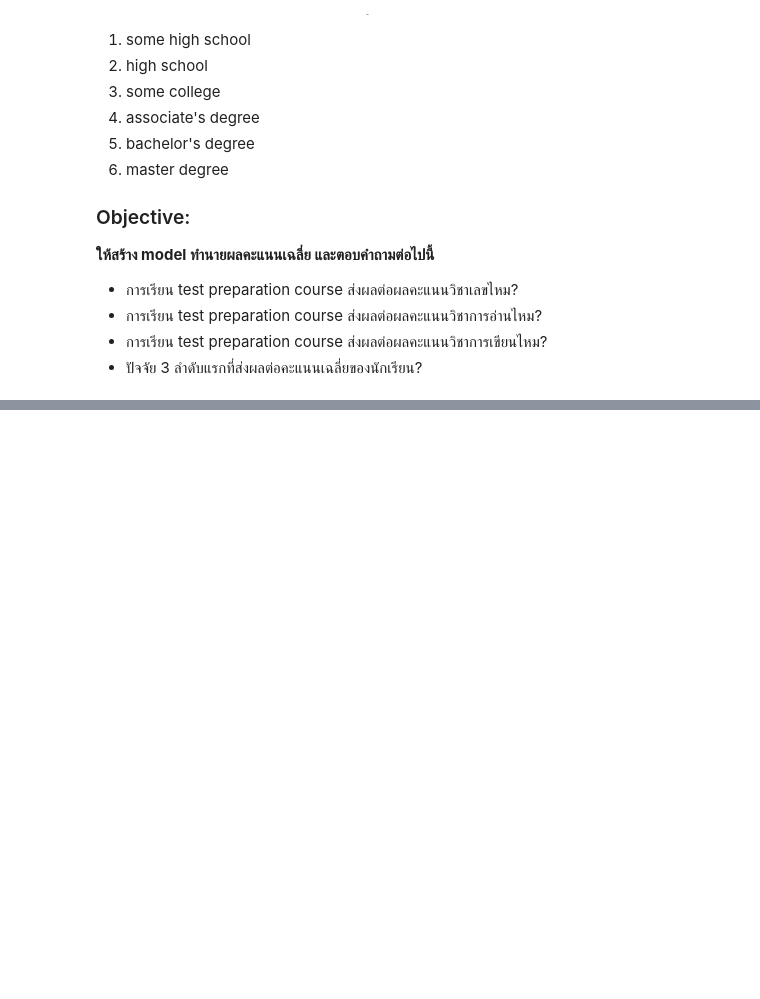
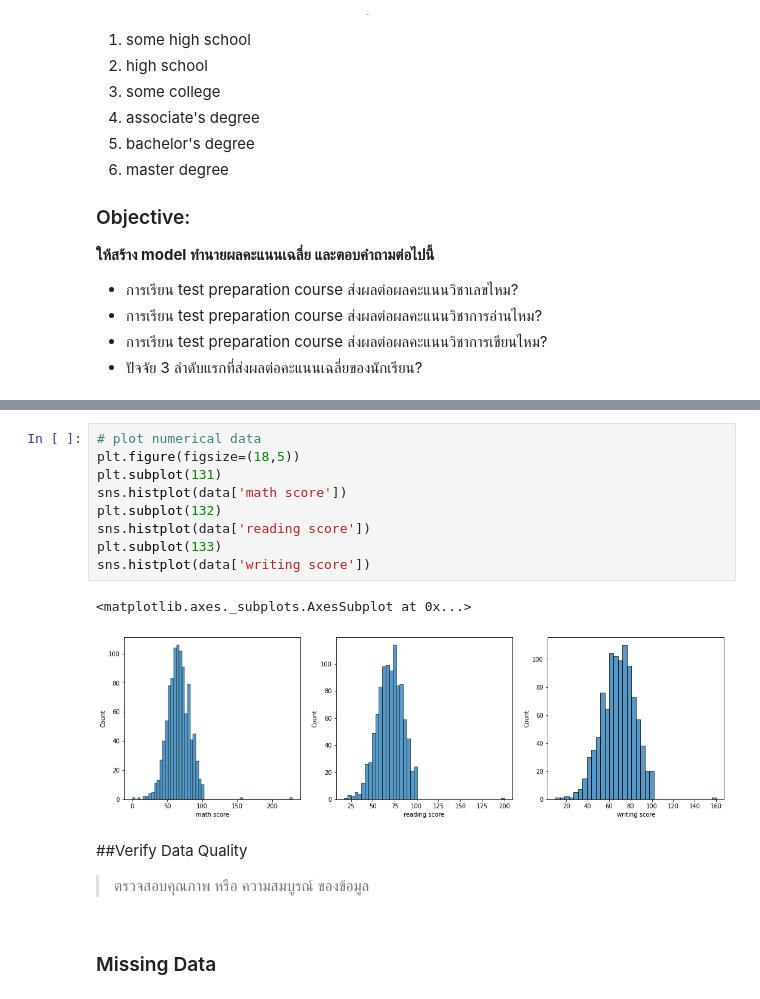
Before and after one commit to SophonWongyai/AI-DL-IT-KMITL, a Jupyter notebook: Python for ML&DS/Mini Project/student_performance.ipynb, the cells around one changed output, grey strips where cells are left out. Drawn from its saved outputs; the diff is of its cells as text; blank space fills up the shorter version.

```diff
--- a/Python for ML&DS/Mini Project/student_performance.ipynb
+++ b/Python for ML&DS/Mini Project/student_performance.ipynb
@@ -35,0 +236,17 @@ parental level of education เรียงจากต่ำไปสูงค
+# %%
+# plot numerical data
+plt.figure(figsize=(18,5))
+plt.subplot(131)
+sns.histplot(data['math score'])
+plt.subplot(132)
+sns.histplot(data['reading score'])
+plt.subplot(133)
+sns.histplot(data['writing score'])
+# %% [output]
+<matplotlib.axes._subplots.AxesSubplot at 0x...>
+[figure, added]
+# %% [markdown]
+##Verify Data Quality
+>ตรวจสอบคุณภาพ หรือ ความสมบูรณ์ ของข้อมูล
+# %% [markdown]
+### Missing Data
```
Also changed, not shown: parts of 224 cells of this notebook, 1 other file.
